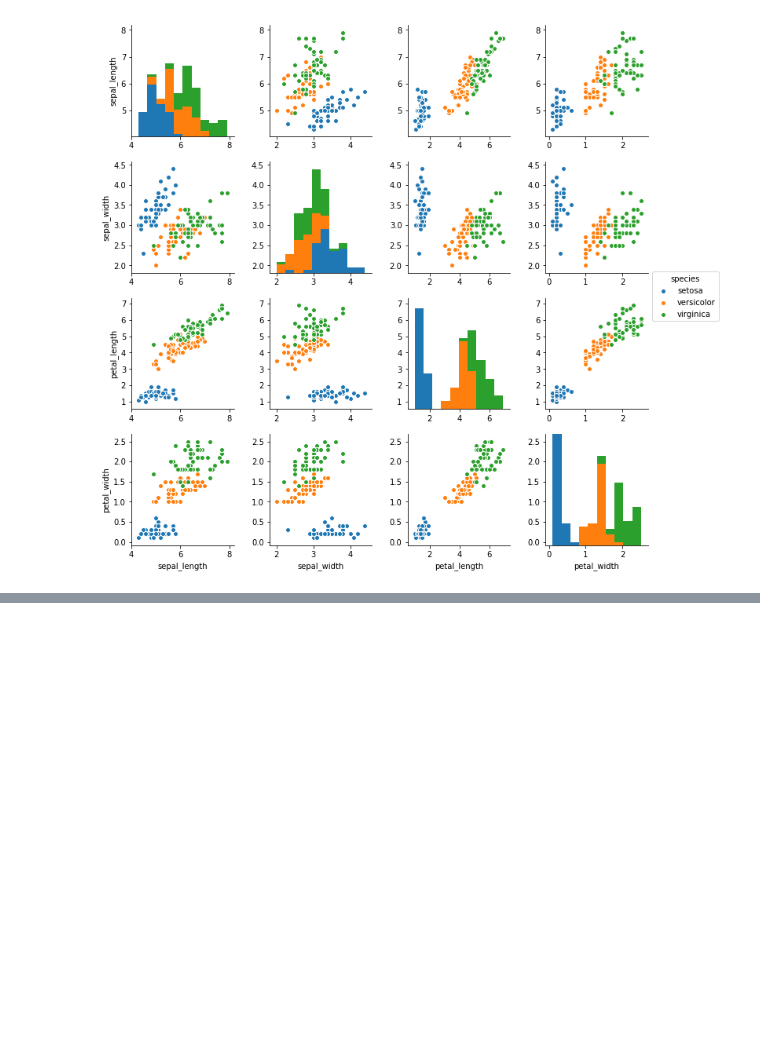
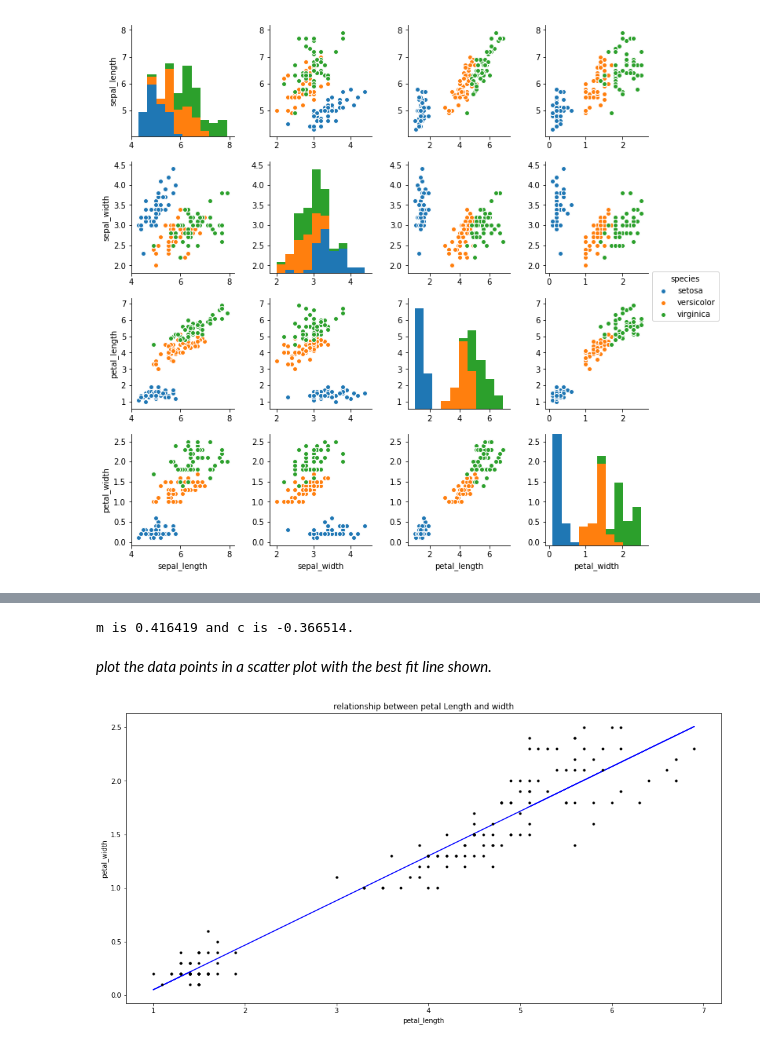
Before and after one commit to TangqiFeng/Jupyter_numpy_pyplot, a Jupyter notebook: Fisher's_Iris.ipynb, the cells around one changed output, grey strips where cells are left out. Drawn from its saved outputs; the diff is of its cells as text; code cells hidden in the pictures; blank space fills up the shorter version.

Commit message:
step6 fit a line

```diff
--- a/Fisher's_Iris.ipynb
+++ b/Fisher's_Iris.ipynb
@@ -101,0 +118,24 @@ pl.show()
+# %%
+# get the best values for m and c.
+petal_length = np.array(petal_length).astype(np.float)
+petal_width = np.array(petal_width).astype(np.float)
+m,c=np.polyfit(petal_length, petal_width, 1)
+print("m is %8.6f and c is %6.6f." % (m, c))
+# %% [output]
+m is 0.416419 and c is -0.366514.
+# %% [markdown]
+*plot the data points in a scatter plot with the best fit line shown.*
+# %%
+# Create the plot.
+pl.plot(petal_length, m * petal_length + c, 'b-')
+pl.plot(petal_length, petal_width, 'k.')
+
+# Set some properties for the plot.
+pl.xlabel('petal_length')
+pl.ylabel('petal_width')
+
+# Show the plot.
+pl.title('relationship between petal Length and width')
+pl.show()
+# %% [output]
+[figure, added]
```
Also changed, not shown: parts of 5 cells of this notebook.
